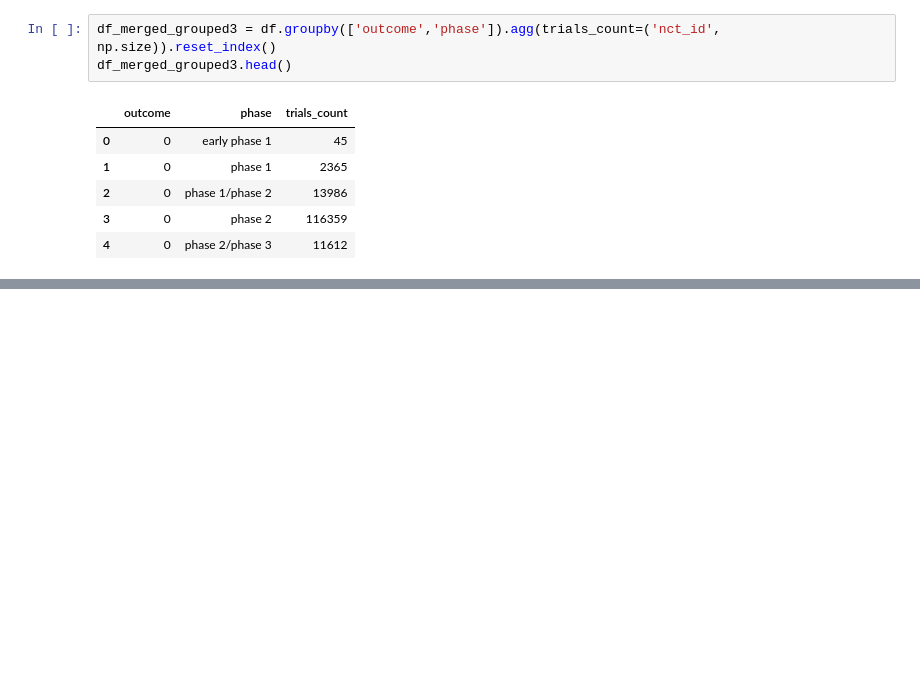
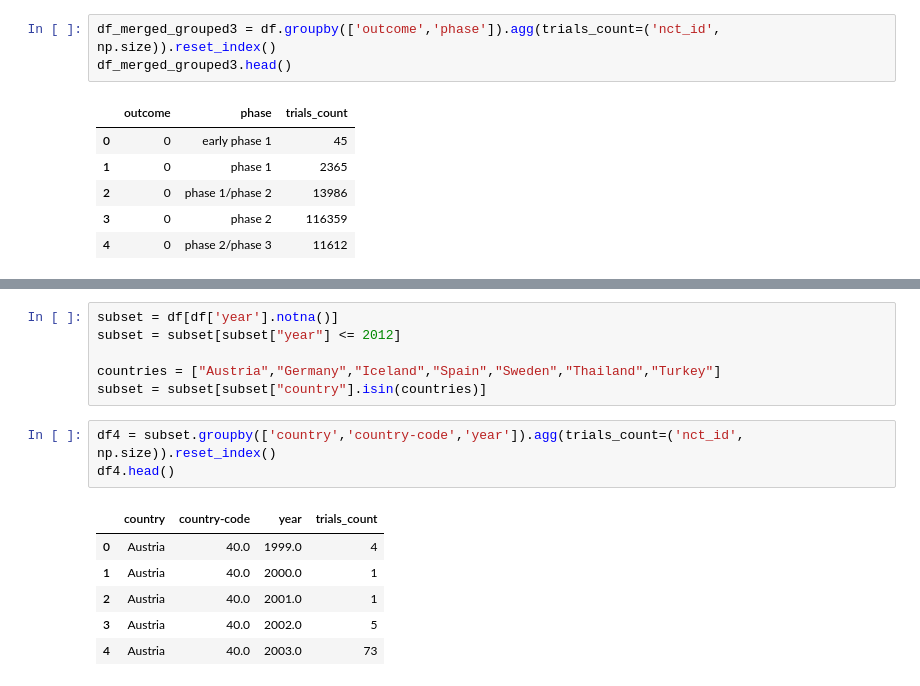
Before and after one commit to keziatesiman/bmi706-final_project, a Jupyter notebook: Playground.ipynb, the cells around one changed output, grey strips where cells are left out. Drawn from its saved outputs; the diff is of its cells as text; blank space fills up the shorter version.

```diff
--- a/Playground.ipynb
+++ b/Playground.ipynb
@@ -121,0 +130,16 @@ max(df["year"])
+# %%
+subset = df[df['year'].notna()]
+subset = subset[subset["year"] <= 2012]
+
+countries = ["Austria","Germany","Iceland","Spain","Sweden","Thailand","Turkey"]
+subset = subset[subset["country"].isin(countries)]
+# %%
+df4 = subset.groupby(['country','country-code','year']).agg(trials_count=('nct_id', np.size)).reset_index()
+df4.head()
+# %% [output]
+|  | country | country-code | year | trials_count |
+| 0 | Austria | 40.0 | 1999.0 | 4 |
+| 1 | Austria | 40.0 | 2000.0 | 1 |
+| 2 | Austria | 40.0 | 2001.0 | 1 |
+| 3 | Austria | 40.0 | 2002.0 | 5 |
+| 4 | Austria | 40.0 | 2003.0 | 73 |
```
Also changed, not shown: parts of 7 cells of this notebook, 2 other files.
